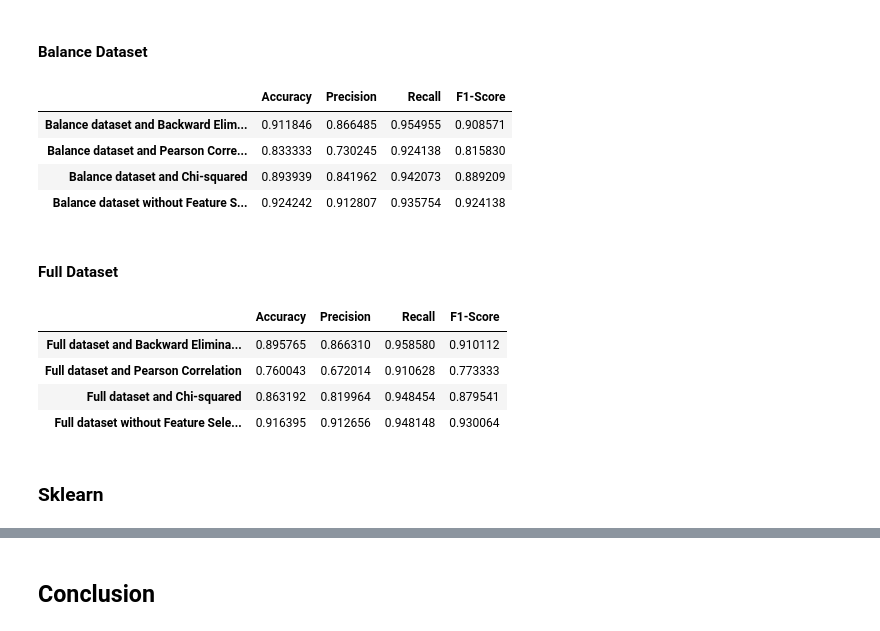
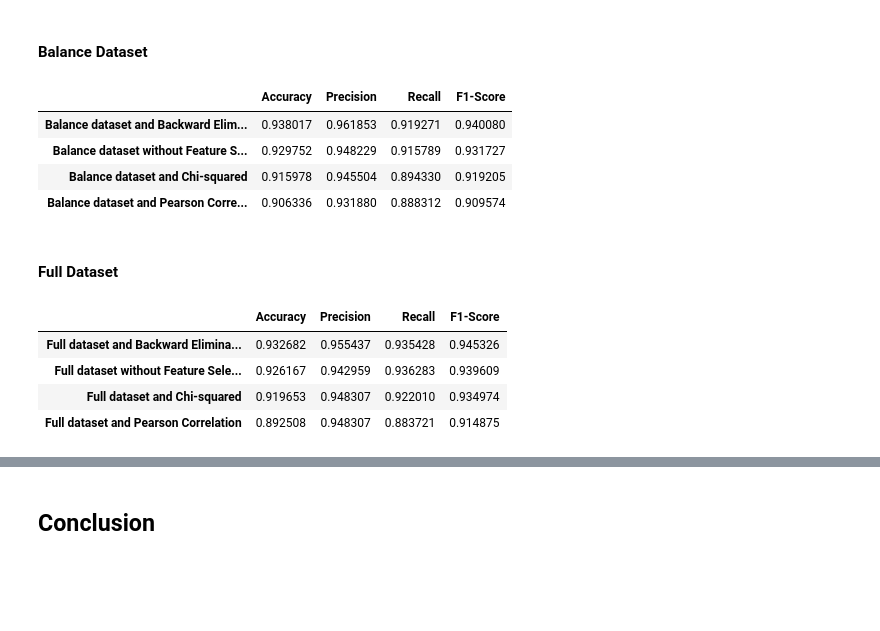
Before and after one commit to quickheaven/scs-3251-statistics-for-data-science, a Jupyter notebook: project_spambase_nb.ipynb, the cells around one changed output, grey strips where cells are left out. Drawn from its saved outputs; the diff is of its cells as text; code cells hidden in the pictures; blank space fills up the shorter version.

Commit message:
added Intercept in Logit and sort the result by F1-score

```diff
--- a/project_spambase_nb.ipynb
+++ b/project_spambase_nb.ipynb
@@ -610,22 +536,22 @@ df_full_sm_merged.index = as_full_list
 # %% [markdown]
 #### Balance Dataset
 # %%
+df_bal_sm_merged = df_bal_sm_merged.sort_values('F1-Score', ascending=False)
 df_bal_sm_merged
 # %% [output]
 |  | Accuracy | Precision | Recall | F1-Score |
-| Balance dataset and Backward Elim... | 0.911846 | 0.866485 | 0.954955 | 0.908571 |
-| Balance dataset and Pearson Corre... | 0.833333 | 0.730245 | 0.924138 | 0.815830 |
-| Balance dataset and Chi-squared | 0.893939 | 0.841962 | 0.942073 | 0.889209 |
-| Balance dataset without Feature S... | 0.924242 | 0.912807 | 0.935754 | 0.924138 |
+| Balance dataset and Backward Elim... | 0.938017 | 0.961853 | 0.919271 | 0.940080 |
+| Balance dataset without Feature S... | 0.929752 | 0.948229 | 0.915789 | 0.931727 |
+| Balance dataset and Chi-squared | 0.915978 | 0.945504 | 0.894330 | 0.919205 |
+| Balance dataset and Pearson Corre... | 0.906336 | 0.931880 | 0.888312 | 0.909574 |
 # %% [markdown]
 #### Full Dataset
 # %%
+df_full_sm_merged = df_full_sm_merged.sort_values('F1-Score', ascending=False)
 df_full_sm_merged
 # %% [output]
 |  | Accuracy | Precision | Recall | F1-Score |
-| Full dataset and Backward Elimina... | 0.895765 | 0.866310 | 0.958580 | 0.910112 |
-| Full dataset and Pearson Correlation | 0.760043 | 0.672014 | 0.910628 | 0.773333 |
-| Full dataset and Chi-squared | 0.863192 | 0.819964 | 0.948454 | 0.879541 |
-| Full dataset without Feature Sele... | 0.916395 | 0.912656 | 0.948148 | 0.930064 |
+| Full dataset and Backward Elimina... | 0.932682 | 0.955437 | 0.935428 | 0.945326 |
+| Full dataset without Feature Sele... | 0.926167 | 0.942959 | 0.936283 | 0.939609 |
+| Full dataset and Chi-squared | 0.919653 | 0.948307 | 0.922010 | 0.934974 |
+| Full dataset and Pearson Correlation | 0.892508 | 0.948307 | 0.883721 | 0.914875 |
-# %% [markdown]
-### Sklearn
```
Also changed, not shown: parts of 23 cells of this notebook, 1 other file.
